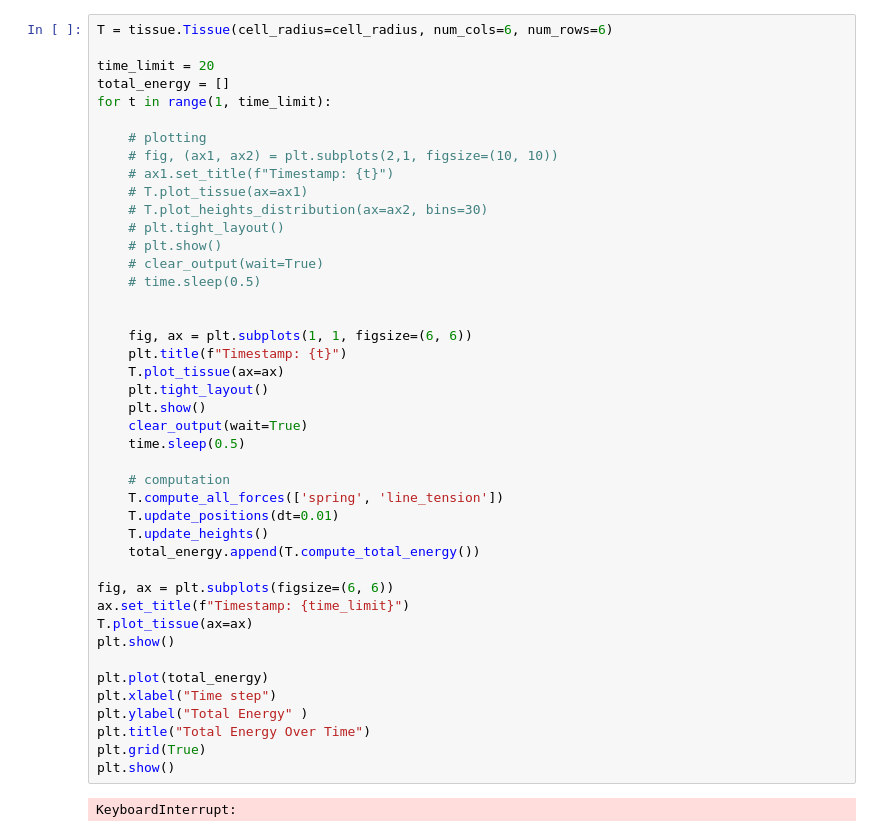
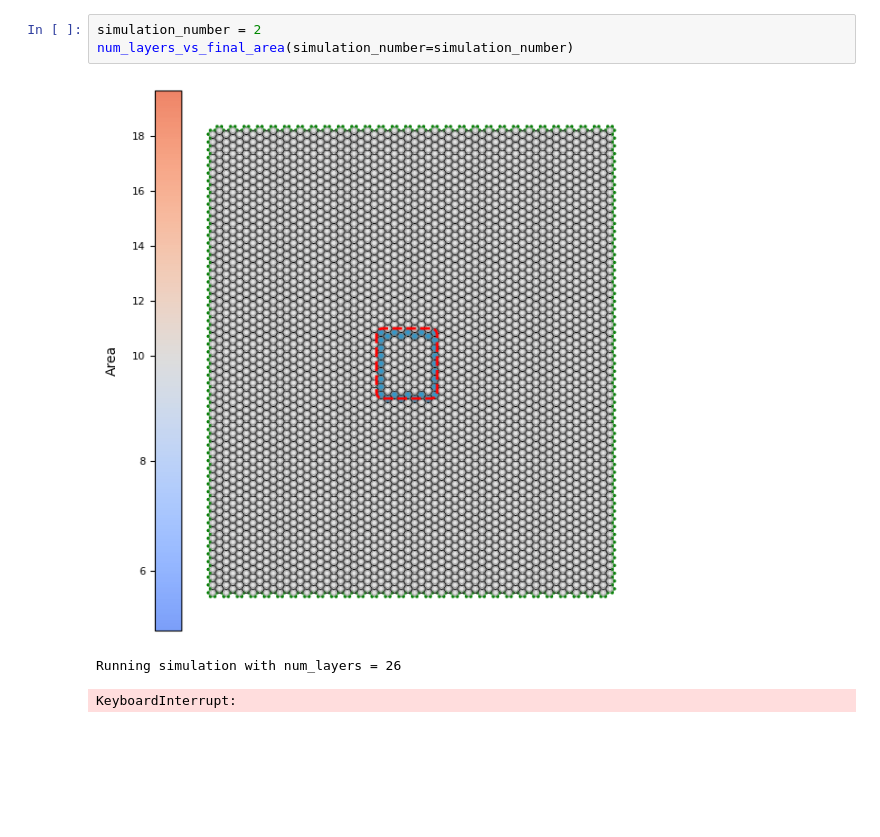
Before and after one commit to tomernadiv/vertex_model, a Jupyter notebook: notebook.ipynb, the cells around one changed output. Cells and saved outputs as stored; diff of their text form; blank space fills up the shorter version.

```diff
--- a/notebook.ipynb
+++ b/notebook.ipynb
@@ -19,45 +101,7 @@ The autoreload extension is already loaded. To reload it, use:
 # %%
-T = tissue.Tissue(cell_radius=cell_radius, num_cols=6, num_rows=6)
-
-time_limit = 20
-total_energy = []
-for t in range(1, time_limit):
-
-    # plotting
-    # fig, (ax1, ax2) = plt.subplots(2,1, figsize=(10, 10))
-    # ax1.set_title(f"Timestamp: {t}")
-    # T.plot_tissue(ax=ax1)
-    # T.plot_heights_distribution(ax=ax2, bins=30)
-    # plt.tight_layout()
-    # plt.show()
-    # clear_output(wait=True)
-    # time.sleep(0.5)
-
-
-    fig, ax = plt.subplots(1, 1, figsize=(6, 6))
-    plt.title(f"Timestamp: {t}")
-    T.plot_tissue(ax=ax)
-    plt.tight_layout()
-    plt.show()
-    clear_output(wait=True)
-    time.sleep(0.5)
-
-    # computation
-    T.compute_all_forces(['spring', 'line_tension'])
-    T.update_positions(dt=0.01)
-    T.update_heights()
-    total_energy.append(T.compute_total_energy())
-
-fig, ax = plt.subplots(figsize=(6, 6))
-ax.set_title(f"Timestamp: {time_limit}")
-T.plot_tissue(ax=ax)
-plt.show()
-
-plt.plot(total_energy)
-plt.xlabel("Time step")
-plt.ylabel("Total Energy" )
-plt.title("Total Energy Over Time")
-plt.grid(True)
-plt.show()
+simulation_number = 2
+num_layers_vs_final_area(simulation_number=simulation_number)
 # %% [output]
+[figure, added]
-KeyboardInterrupt:
+Running simulation with num_layers = 26
+KeyboardInterrupt:
```
Also changed, not shown: parts of 2 cells of this notebook, 8 other files.
